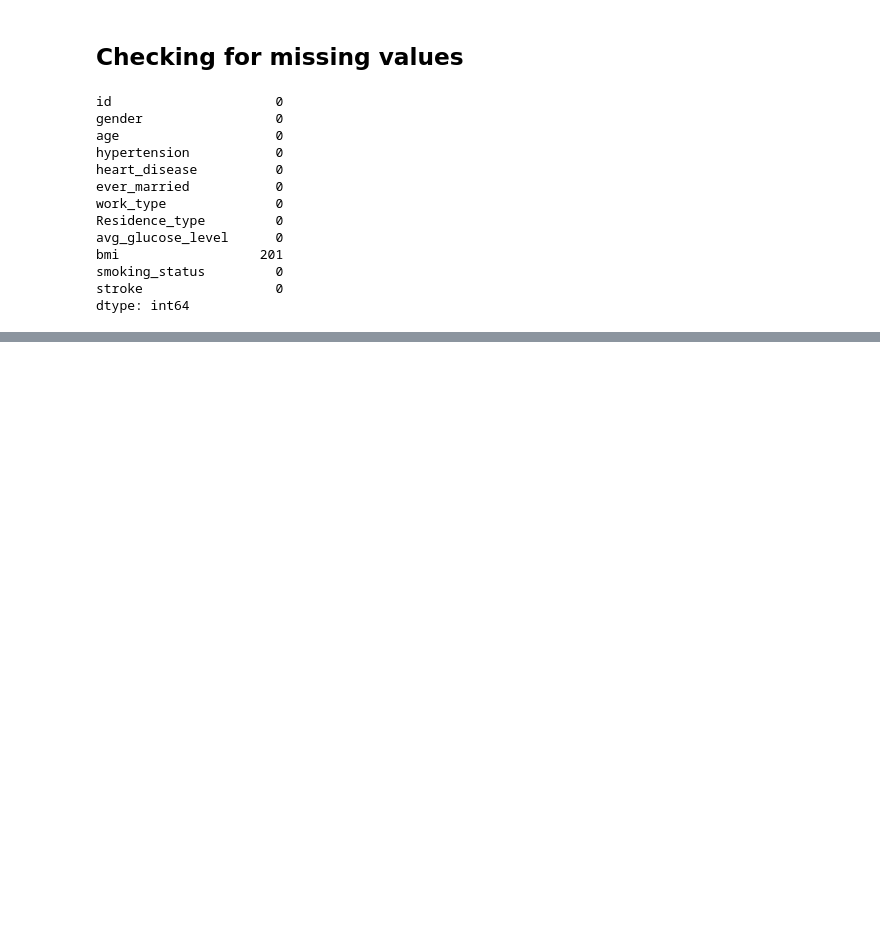
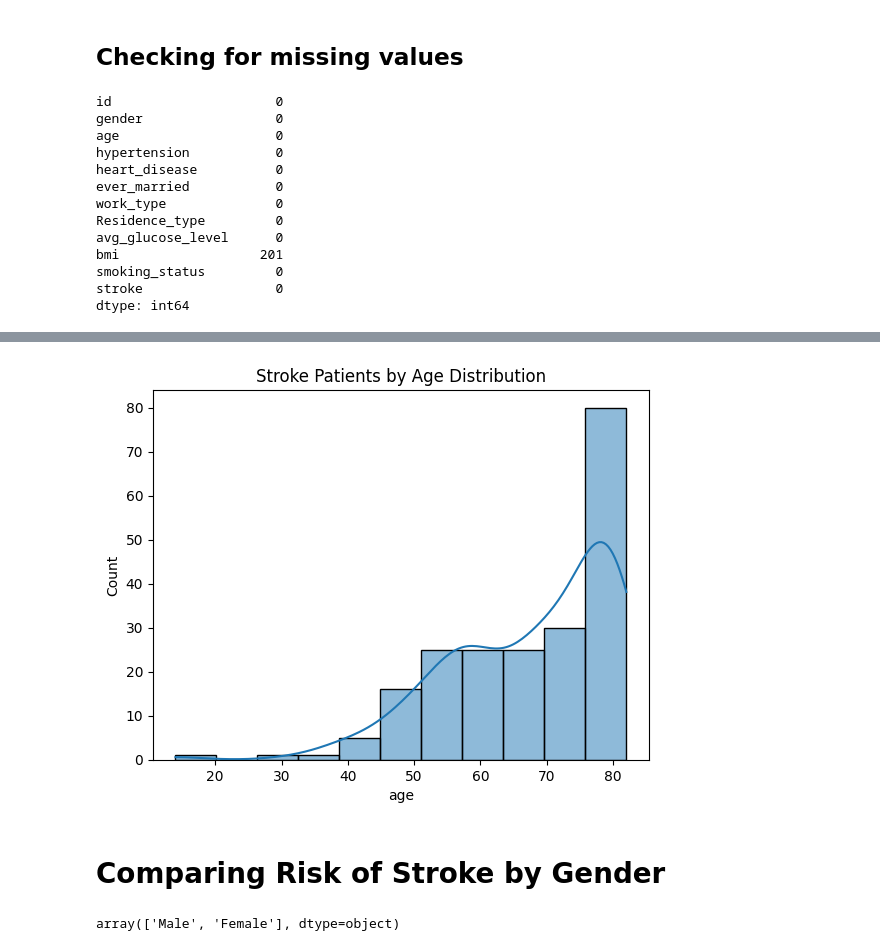
Before and after one commit to Doclikam/Capstone-project-Stroke-Risk-Factors, a Jupyter notebook: Stroke_Risk_Factors.ipynb, the cells around one changed output, grey strips where cells are left out. Cells and saved outputs as stored; diff of their text form; code cells hidden in the pictures; blank space fills up the shorter version.

```diff
--- a/Stroke_Risk_Factors.ipynb
+++ b/Stroke_Risk_Factors.ipynb
@@ -102,0 +131,2 @@ dtype: int64
+# %%
+study_population.heart_disease=study_population.heart_disease.map({1:'yes',0:'no'})
@@ -102,0 +142,3 @@ dtype: int64
+# %%
+study_population.stroke=study_population.stroke.map({1:'yes',0:'no'})
+study_population.head()
@@ -102,0 +152,2 @@ dtype: int64
+# %%
+study_population.hypertension=study_population.hypertension.map({1:'yes',0:'no'})
@@ -102,0 +165,4 @@ dtype: int64
+# %%
+strokes=study_population[study_population['stroke']=='yes']
+
+strokes.tail(10)
@@ -102,0 +218,12 @@ dtype: int64
+# %%
+sns.histplot(data=strokes, x='age', kde= True)
+plt.title('Stroke Patients by Age Distribution')
+plt.show()
+# %% [output]
+[figure, added]
+# %% [markdown]
+# **Comparing Risk of Stroke by Gender**
+# %%
+ strokes['gender'].unique()
+# %% [output]
+array(['Male', 'Female'], dtype=object)
```
Also changed, not shown: parts of 24 cells of this notebook.
